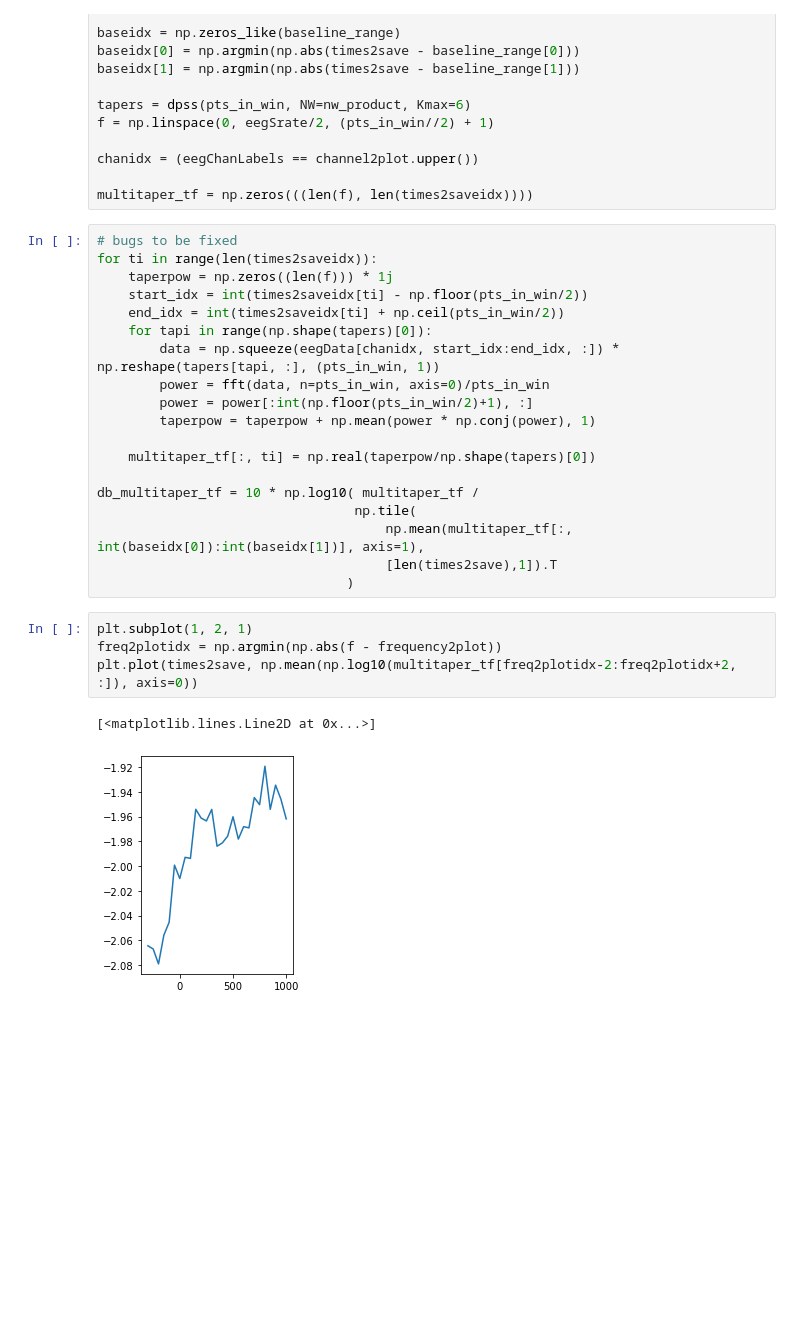
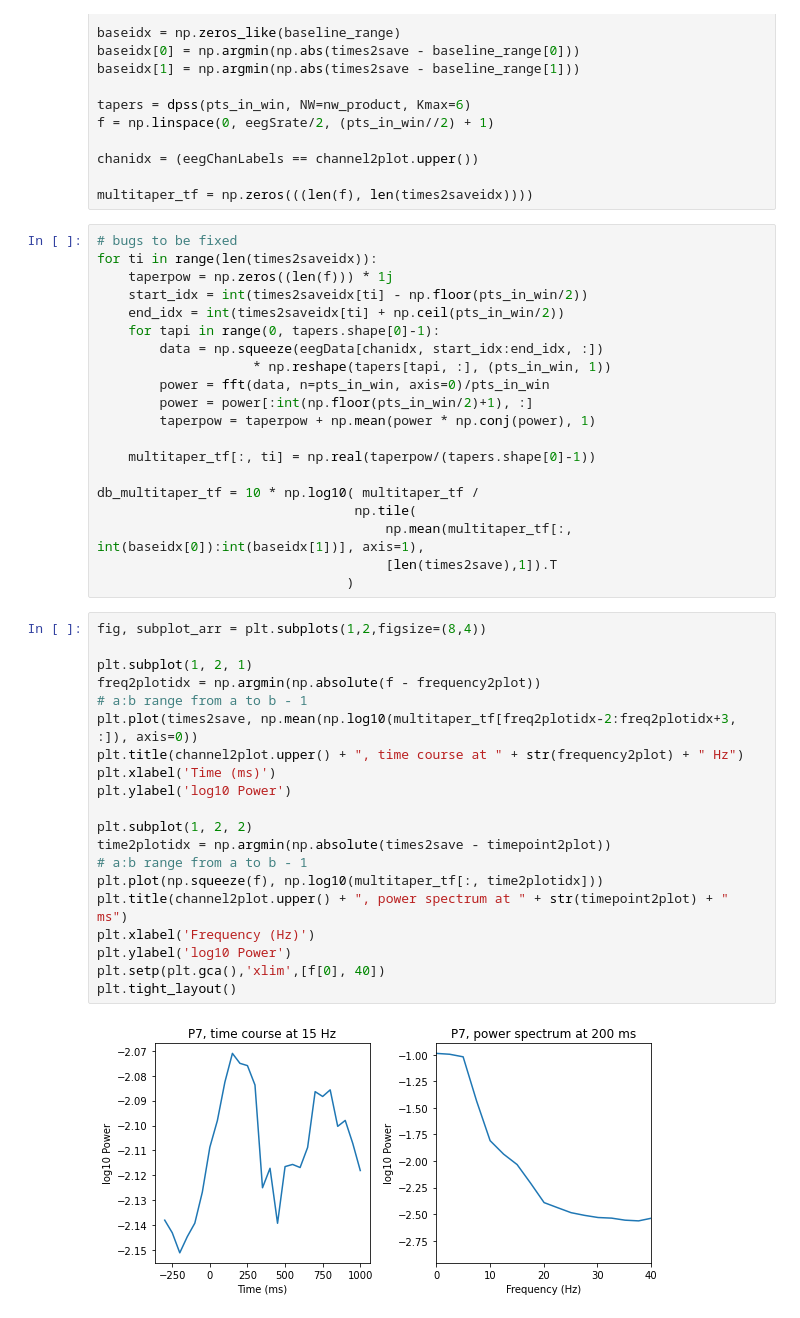
Before and after one commit to byebaibai/MyWeeklyProgressLog, a Jupyter notebook: FigureImplementation/python/chapter16.ipynb, the cells around one changed output. Cells and saved outputs as stored; diff of their text form; blank space fills up the shorter version.

```diff
--- a/FigureImplementation/python/chapter16.ipynb
+++ b/FigureImplementation/python/chapter16.ipynb
@@ -112,13 +112,14 @@ for ti in range(len(times2saveidx)):
     taperpow = np.zeros((len(f))) * 1j
     start_idx = int(times2saveidx[ti] - np.floor(pts_in_win/2))
     end_idx = int(times2saveidx[ti] + np.ceil(pts_in_win/2))
-    for tapi in range(np.shape(tapers)[0]):
-        data = np.squeeze(eegData[chanidx, start_idx:end_idx, :]) * np.reshape(tapers[tapi, :], (pts_in_win, 1))
+    for tapi in range(0, tapers.shape[0]-1):
+        data = np.squeeze(eegData[chanidx, start_idx:end_idx, :])
+                    * np.reshape(tapers[tapi, :], (pts_in_win, 1))
         power = fft(data, n=pts_in_win, axis=0)/pts_in_win
         power = power[:int(np.floor(pts_in_win/2)+1), :]
         taperpow = taperpow + np.mean(power * np.conj(power), 1)
 
-    multitaper_tf[:, ti] = np.real(taperpow/np.shape(tapers)[0])
+    multitaper_tf[:, ti] = np.real(taperpow/(tapers.shape[0]-1))
 
 db_multitaper_tf = 10 * np.log10( multitaper_tf /
                                  np.tile(
@@ -126,9 +127,24 @@ db_multitaper_tf = 10 * np.log10( multitaper_tf /
                                      [len(times2save),1]).T
                                 )
 # %%
+fig, subplot_arr = plt.subplots(1,2,figsize=(8,4))
+
 plt.subplot(1, 2, 1)
-freq2plotidx = np.argmin(np.abs(f - frequency2plot))
-plt.plot(times2save, np.mean(np.log10(multitaper_tf[freq2plotidx-2:freq2plotidx+2, :]), axis=0))
+freq2plotidx = np.argmin(np.absolute(f - frequency2plot))
+# a:b range from a to b - 1
+plt.plot(times2save, np.mean(np.log10(multitaper_tf[freq2plotidx-2:freq2plotidx+3, :]), axis=0))
+plt.title(channel2plot.upper() + ", time course at " + str(frequency2plot) + " Hz")
+plt.xlabel('Time (ms)')
+plt.ylabel('log10 Power')
+
+plt.subplot(1, 2, 2)
+time2plotidx = np.argmin(np.absolute(times2save - timepoint2plot))
+# a:b range from a to b - 1
+plt.plot(np.squeeze(f), np.log10(multitaper_tf[:, time2plotidx]))
+plt.title(channel2plot.upper() + ", power spectrum at " + str(timepoint2plot) + " ms")
+plt.xlabel('Frequency (Hz)')
+plt.ylabel('log10 Power')
+plt.setp(plt.gca(),'xlim',[f[0], 40])
+plt.tight_layout()
 # %% [output]
-[<matplotlib.lines.Line2D at 0x...>]
-[figure, old version]
+[figure, new version]
```
Also changed, not shown: parts of 2 cells of this notebook, 6 other files.
